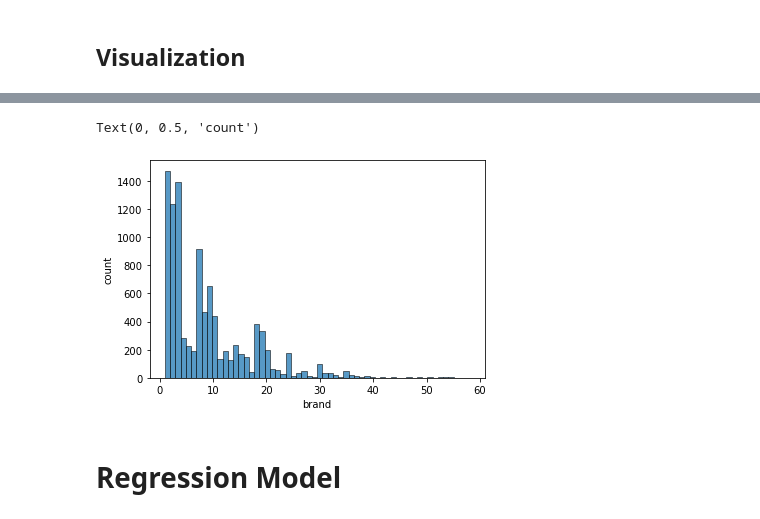
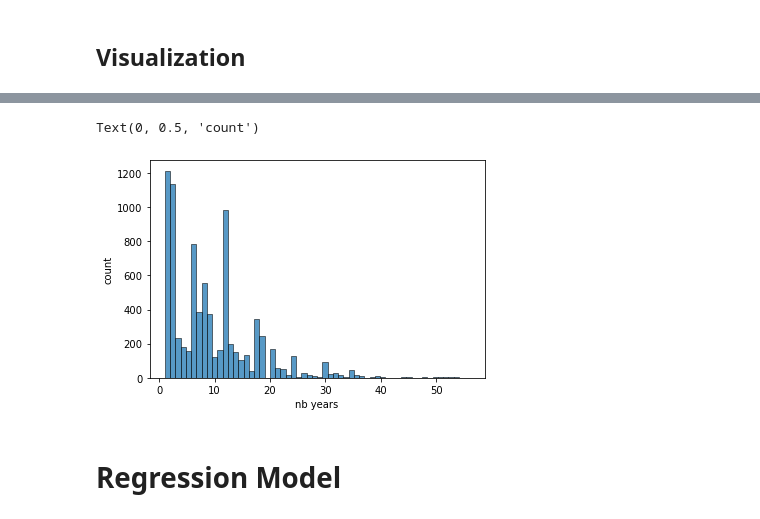
Before and after one commit to Omarbl/GoMyCode, a Jupyter notebook: Projet_Tayara.ipynb, the cells around one changed output, grey strips where cells are left out. Drawn from its saved outputs; the diff is of its cells as text; code cells hidden in the pictures.

```diff
--- a/Projet_Tayara.ipynb
+++ b/Projet_Tayara.ipynb
@@ -453,4 +351,6 @@ memory usage: 937.2+ KB
 # %%
+# replace years with number of years
+data['year']=data['year'].astype(int)
 data['Current Year']=2021
 data['nb_year']=data['Current Year']- data['year']
 data=data.drop(['Current Year'],axis=1)
@@ -490,0 +391,9 @@ print(brand_dict)
+# %%
+# Fuel_type encoding
+Fuel_Types = data.Fuel_Type.unique()
+code = list(range(1,len(Fuel_Types)+1))
+Fuel_Type_dict = dict(zip(Fuel_Types,code))
+Fuel_Type_dict = {'Fuel_Type':Fuel_Type_dict}
+data.replace(Fuel_Type_dict,inplace=True)
+data
+print(Fuel_Type_dict)
@@ -490,0 +402,12 @@ print(brand_dict)
+# %%
+# handle type column
+## get indexes of non numeric data
+a = pd.to_numeric(data['type'],errors='coerce')
+not_type=a[a.isnull()==True].index.tolist()
+
+data=data.loc[not_type]
+## filter out
+mask =((data.type=='&gt;4.0') | (data.type=='&lt;1.0'))
+data.drop(data[mask].index,inplace=True)
+
+data.type.unique()
@@ -499,0 +435,7 @@ array(['Compacte', 'Autres', 'Manuelle', 'Berline', '4 x 4', '1.2',
+# %%
+types = data.type.unique()
+code = list(range(1,len(types)+1))
+type_dict = dict(zip(types,code))
+type_dict = {'type':type_dict}
+data.replace(type_dict,inplace=True)
+print(type_dict)
@@ -519,10 +497,10 @@ Text(0, 0.5, 'count')
 # %%
-Axes=sb.histplot(data.brand,bins=58)
-plt.xlabel('brand')
+sb.histplot(data.brand,bins=58)
+plt.xlabel('nb years')
 plt.ylabel('count')
 # %% [output]
 Text(0, 0.5, 'count')
-[figure, old version]
+[figure, new version]
 # %%
 target = data.price
 # %%
```
Also changed, not shown: parts of 64 cells of this notebook.
